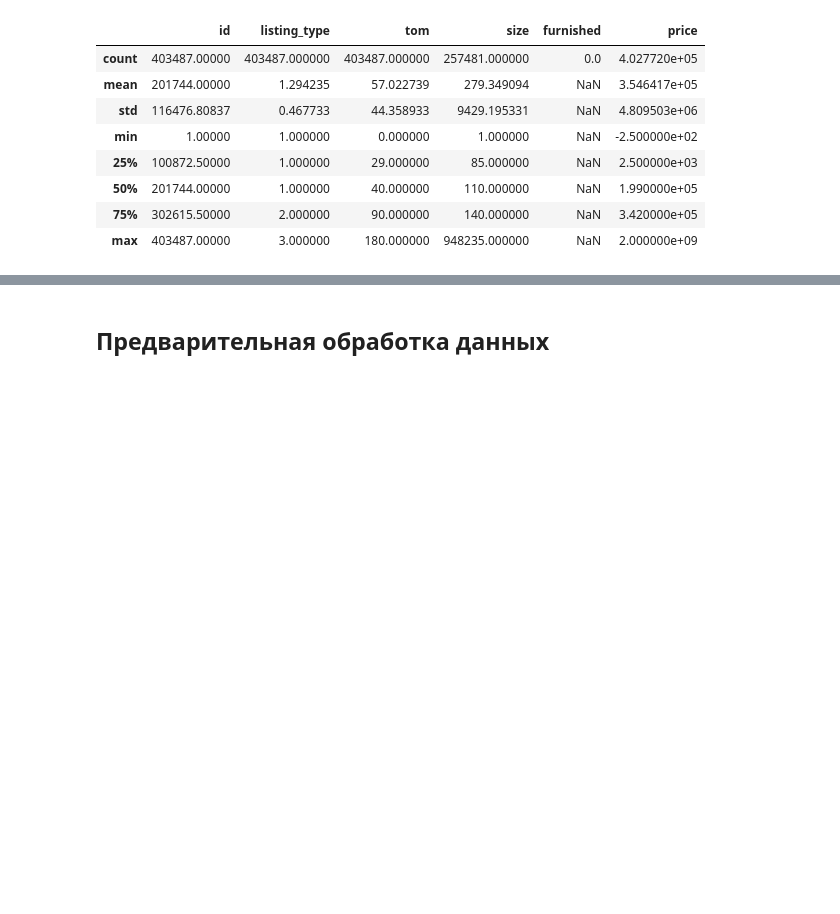
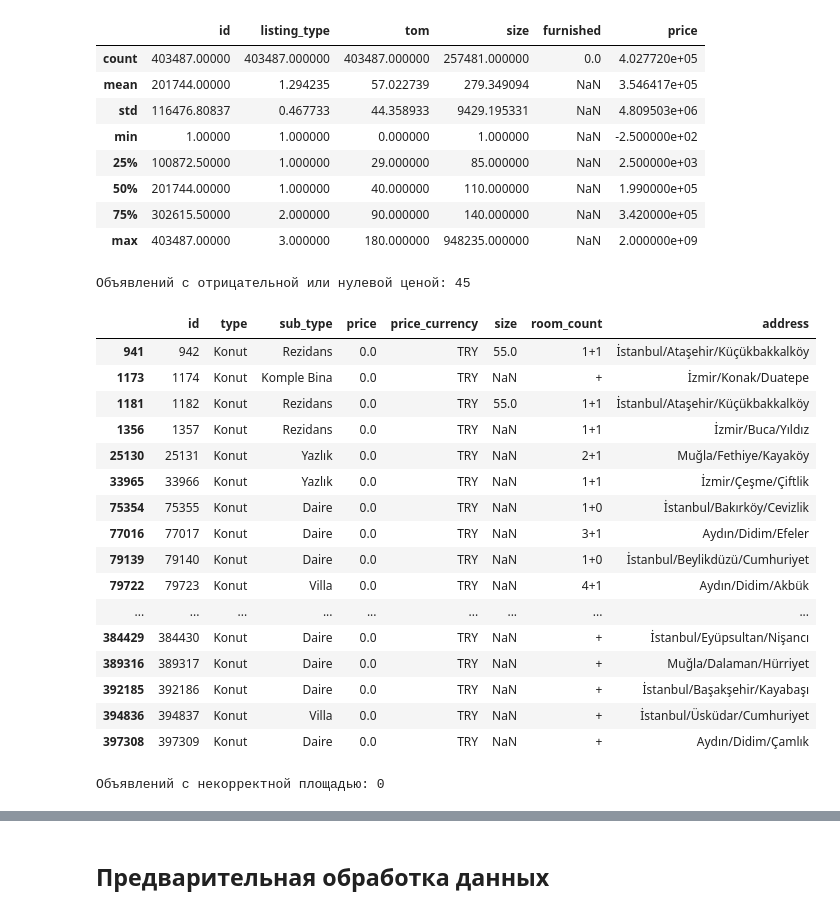
Before and after one commit to kri7ch/Machine-Learning-V2, a Jupyter notebook: joint_work/Рахмаев Петрова/jointworkFirst.ipynb, the cells around one changed output, grey strips where cells are left out. Drawn from its saved outputs; the diff is of its cells as text; code cells hidden in the pictures; blank space fills up the shorter version.

```diff
--- a/joint_work/Рахмаев Петрова/jointworkFirst.ipynb
+++ b/joint_work/Рахмаев Петрова/jointworkFirst.ipynb
@@ -144,3 +149,37 @@ df.describe()
 | 50% | 201744.00000 | 1.000000 | 40.000000 | 110.000000 | NaN | 1.990000e+05 |
 | 75% | 302615.50000 | 2.000000 | 90.000000 | 140.000000 | NaN | 3.420000e+05 |
 | max | 403487.00000 | 3.000000 | 180.000000 | 948235.000000 | NaN | 2.000000e+09 |
+# %%
+# Проверим некорректные цены
+negative_prices = df[df['price'] <= 0]
+print(f"Объявлений с отрицательной или нулевой ценой: {len(negative_prices)}")
+# %% [output]
+Объявлений с отрицательной или нулевой ценой: 45
+# %%
+# Записи с некорректной ценой
+negative_zero_prices = df[df['price'] <= 0]
+display(negative_zero_prices[['id', 'type', 'sub_type', 'price', 'price_currency', 'size', 'room_count', 'address']])
+# %% [output]
+|  | id | type | sub_type | price | price_currency | size | room_count | address |
+| 941 | 942 | Konut | Rezidans | 0.0 | TRY | 55.0 | 1+1 | İstanbul/Ataşehir/Küçükbakkalköy |
+| 1173 | 1174 | Konut | Komple Bina | 0.0 | TRY | NaN | + | İzmir/Konak/Duatepe |
+| 1181 | 1182 | Konut | Rezidans | 0.0 | TRY | 55.0 | 1+1 | İstanbul/Ataşehir/Küçükbakkalköy |
+| 1356 | 1357 | Konut | Rezidans | 0.0 | TRY | NaN | 1+1 | İzmir/Buca/Yıldız |
+| 25130 | 25131 | Konut | Yazlık | 0.0 | TRY | NaN | 2+1 | Muğla/Fethiye/Kayaköy |
+| 33965 | 33966 | Konut | Yazlık | 0.0 | TRY | NaN | 1+1 | İzmir/Çeşme/Çiftlik |
+| 75354 | 75355 | Konut | Daire | 0.0 | TRY | NaN | 1+0 | İstanbul/Bakırköy/Cevizlik |
+| 77016 | 77017 | Konut | Daire | 0.0 | TRY | NaN | 3+1 | Aydın/Didim/Efeler |
+| 79139 | 79140 | Konut | Daire | 0.0 | TRY | NaN | 1+0 | İstanbul/Beylikdüzü/Cumhuriyet |
+| 79722 | 79723 | Konut | Villa | 0.0 | TRY | NaN | 4+1 | Aydın/Didim/Akbük |
+| ... | ... | ... | ... | ... | ... | ... | ... | ... |
+| 384429 | 384430 | Konut | Daire | 0.0 | TRY | NaN | + | İstanbul/Eyüpsultan/Nişancı |
+| 389316 | 389317 | Konut | Daire | 0.0 | TRY | NaN | + | Muğla/Dalaman/Hürriyet |
+| 392185 | 392186 | Konut | Daire | 0.0 | TRY | NaN | + | İstanbul/Başakşehir/Kayabaşı |
+| 394836 | 394837 | Konut | Villa | 0.0 | TRY | NaN | + | İstanbul/Üsküdar/Cumhuriyet |
+| 397308 | 397309 | Konut | Daire | 0.0 | TRY | NaN | + | Aydın/Didim/Çamlık |
+# %%
+# Проверим нулевую или отрицательную площадь
+invalid_size = df[df['size'] <= 0]
+print(f"Объявлений с некорректной площадью: {len(invalid_size)}")
+# %% [output]
+Объявлений с некорректной площадью: 0
```
Also changed, not shown: parts of 55 cells of this notebook.
